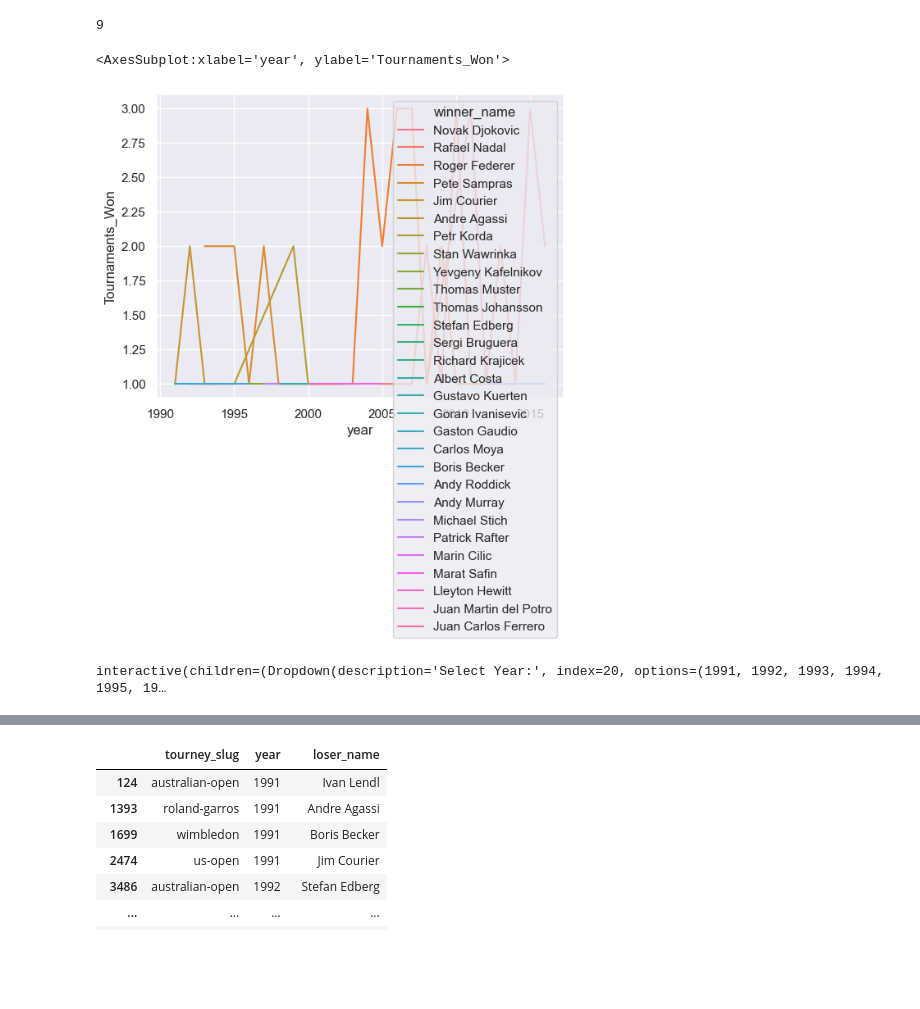
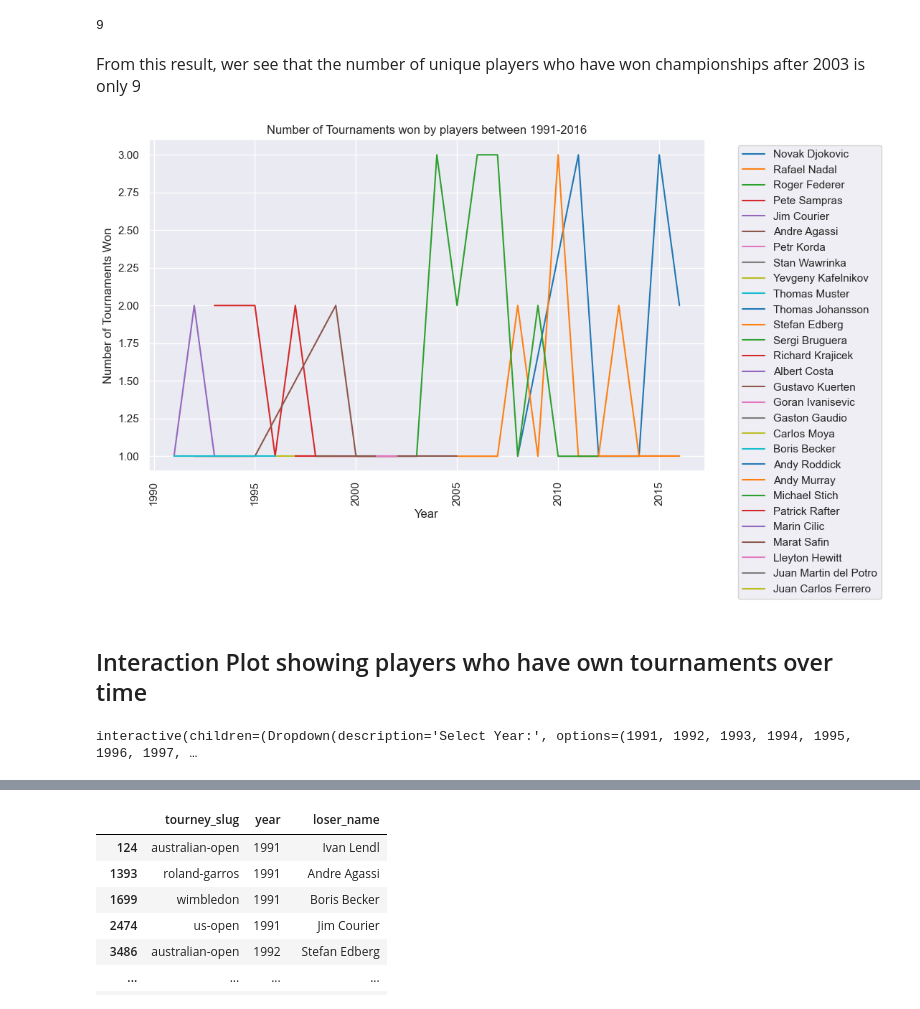
Before and after one commit to Zishanv/Tennis_Matches, a Jupyter notebook: ATP_Tennis_DATA605.ipynb, the cells around one changed output, grey strips where cells are left out. Cells and saved outputs as stored; diff of their text form; code cells hidden in the pictures; blank space fills up the shorter version.

```diff
--- a/ATP_Tennis_DATA605.ipynb
+++ b/ATP_Tennis_DATA605.ipynb
@@ -314,5 +351,6 @@ filtered_df=df[df['tourney_slug'].isin(['us-open','australian-open','wimbledon',
 finals_df=filtered_df[filtered_df['tourney_round_name']=='Finals']
 # %%
-highest_winner = finals_df.groupby(['winner_name','winner_player_id','year']).size()
+# Grouping the dataset of the final rounds, based on winner name and year
+highest_winner = finals_df.groupby(['winner_name','year']).size()
 highest_winner
 # %% [output]
@@ -375,11 +416,21 @@ highest_winner
 highest_winner[highest_winner['year']>2003]['winner_name'].nunique()
 # %% [output]
 9
+# %% [markdown]
+<font size=3>From this result, wer see that the number of unique players who have won championships after 2003 is only 9
 # %%
-sns.lineplot(data=highest_winner,x='year',y='Tournaments_Won',hue='winner_name')
+plt.figure(figsize=(10, 6))
+sns.lineplot(data=highest_winner, x='year', y='Tournaments_Won', hue='winner_name', palette=custom_palette)
+plt.xticks(rotation=90)
+plt.xlabel('Year')
+plt.ylabel('Number of Tournaments Won')
+plt.title('Number of Tournaments won by players between 1991-2016')
+plt.legend(bbox_to_anchor=(1.05, 1), loc='upper left')
+plt.show()
 # %% [output]
-<AxesSubplot:xlabel='year', ylabel='Tournaments_Won'>
-[figure, old version]
+[figure, new version]
+# %% [markdown]
+## Interaction Plot showing players who have own tournaments over time
 # %%
 import ipywidgets as widgets
 from IPython.display import display
@@ -407,7 +459,7 @@ def update_plot(year):
 # %%
 widgets.interactive(update_plot, year=year_dropdown)
 # %% [output]
-interactive(children=(Dropdown(description='Select Year:', index=20, options=(1991, 1992, 1993, 1994, 1995, 19…
+interactive(children=(Dropdown(description='Select Year:', options=(1991, 1992, 1993, 1994, 1995, 1996, 1997, …
 # %%
 top_player_df= top_players.reset_index()
 top_player_df.columns = ['winner_name', 'Tournaments_Won']
```
Also changed, not shown: parts of 65 cells of this notebook.
